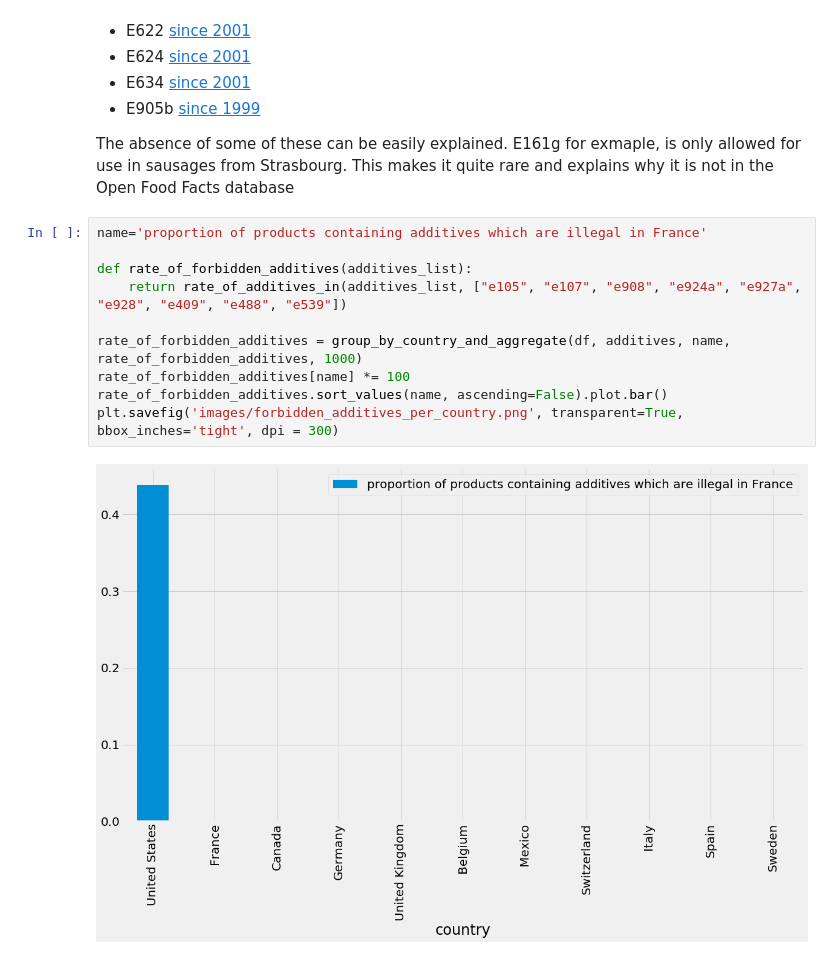
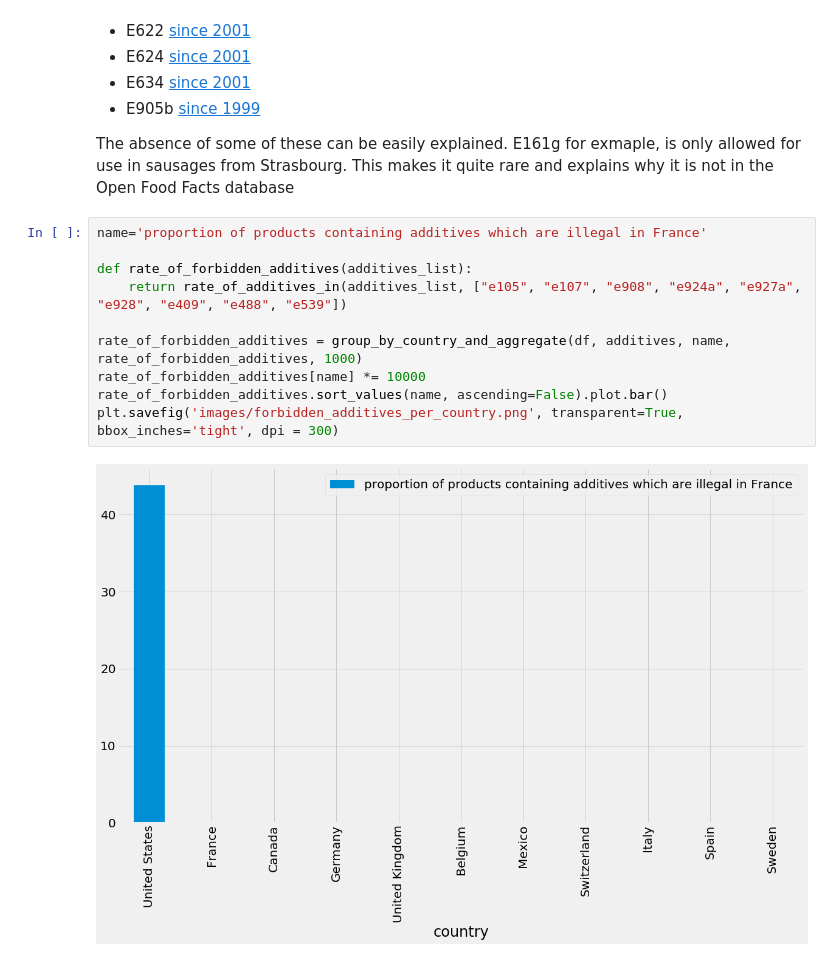
Before and after one commit to lbasseto/meyran-open-food-facts, a Jupyter notebook: Data PreProcessing.ipynb, the cells around one changed output. Cells and saved outputs as stored; diff of their text form.

```diff
--- a/Data PreProcessing.ipynb
+++ b/Data PreProcessing.ipynb
@@ -1095,12 +1114,12 @@ The absence of some of these can be easily explained. E161g for exmaple, is only
 # %%
 name='proportion of products containing additives which are illegal in France'
 
 def rate_of_forbidden_additives(additives_list):
     return rate_of_additives_in(additives_list, ["e105", "e107", "e908", "e924a", "e927a", "e928", "e409", "e488", "e539"])
 
 rate_of_forbidden_additives = group_by_country_and_aggregate(df, additives, name, rate_of_forbidden_additives, 1000)
-rate_of_forbidden_additives[name] *= 100
+rate_of_forbidden_additives[name] *= 10000
 rate_of_forbidden_additives.sort_values(name, ascending=False).plot.bar()
 plt.savefig('images/forbidden_additives_per_country.png', transparent=True, bbox_inches='tight', dpi = 300)
 # %% [output]
-[figure, old version]
+[figure, new version]
```
Also changed, not shown: parts of 11 cells of this notebook, 41 other files.
